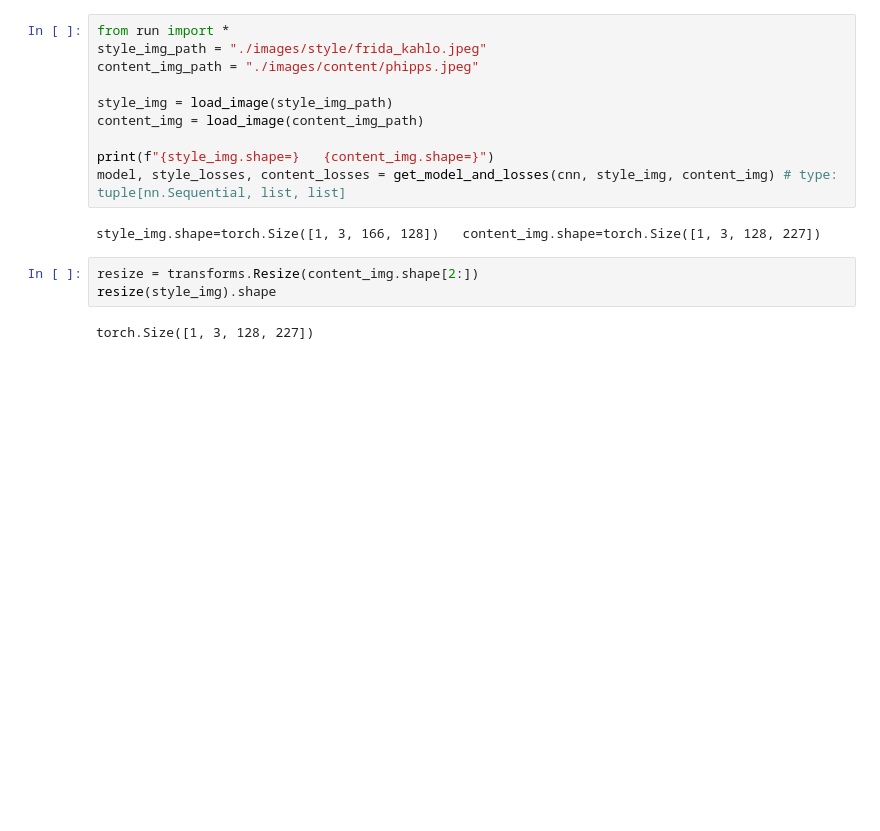
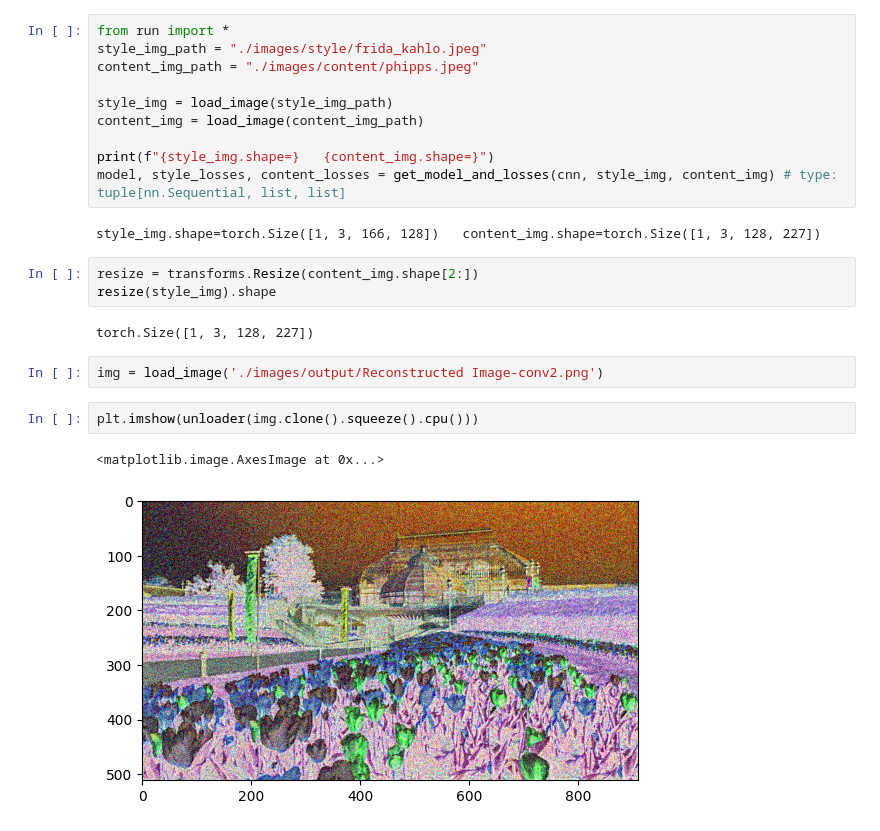
Before and after one commit to simonseo/image-synthesis-code, a Jupyter notebook: hw4 0403/test.ipynb, the cells around one changed output. Saved outputs shown, nothing was run; the diff lists cells and outputs as text; blank space fills up the shorter version.

Commit message:
reconstruct input content image using normalization

```diff
--- a/hw4 0403/test.ipynb
+++ b/hw4 0403/test.ipynb
@@ -48,3 +48,10 @@ resize = transforms.Resize(content_img.shape[2:])
 resize(style_img).shape
 # %% [output]
 torch.Size([1, 3, 128, 227])
+# %%
+img = load_image('./images/output/Reconstructed Image-conv2.png')
+# %%
+plt.imshow(unloader(img.clone().squeeze().cpu()))
+# %% [output]
+<matplotlib.image.AxesImage at 0x...>
+[figure, added]
```
Also changed, not shown: parts of 1 cell of this notebook, 12 other files.
